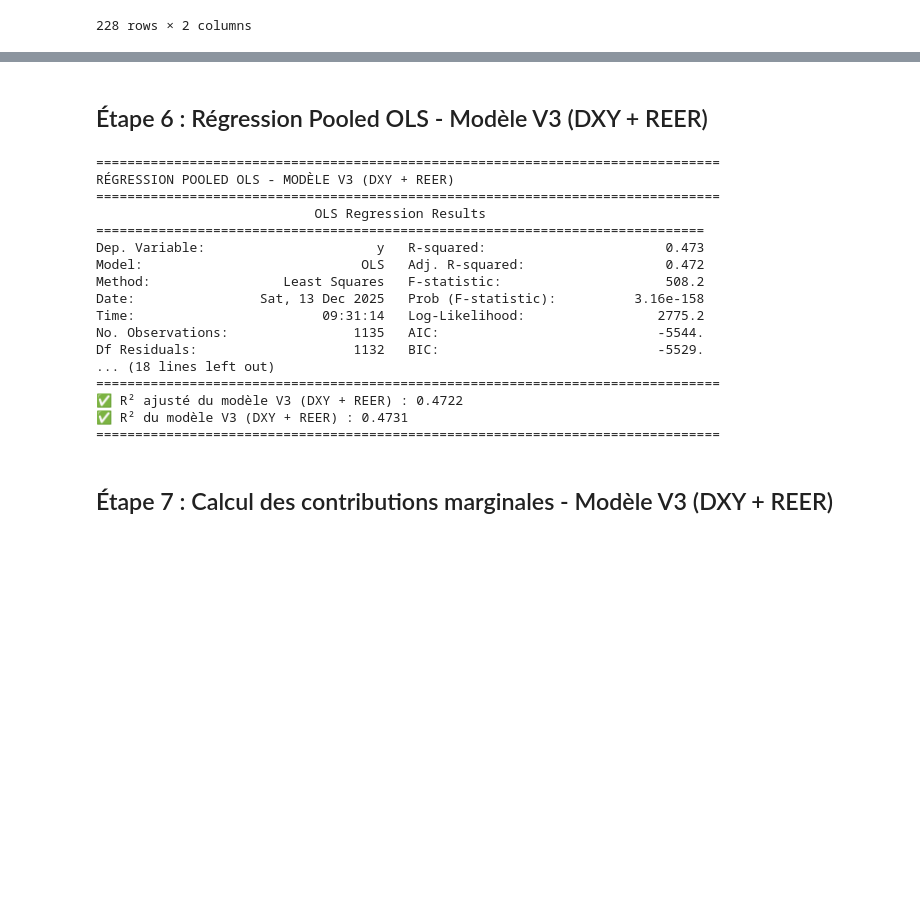
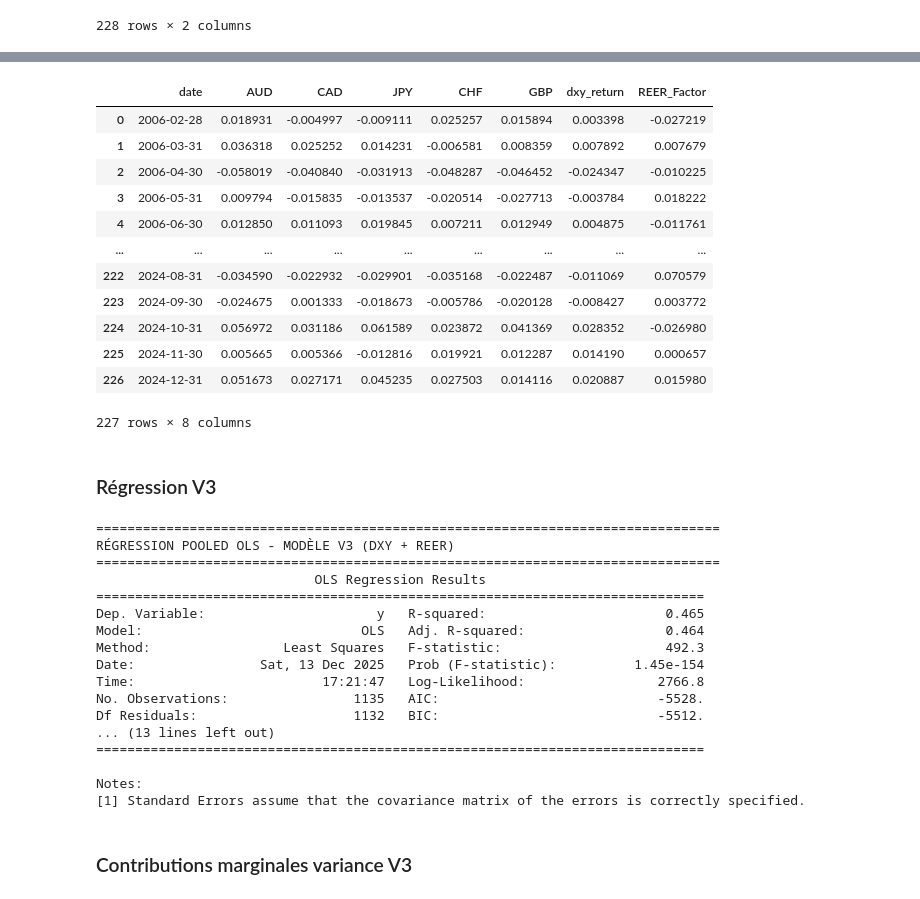
Before and after one commit to Lilas-Bertot/ETUDE-DE-CAS-2, a Jupyter notebook: Étude de cas 2.ipynb, the cells around one changed output, grey strips where cells are left out. Drawn from its saved outputs; the diff is of its cells as text; code cells hidden in the pictures; blank space fills up the shorter version.

```diff
--- a/Étude de cas 2.ipynb
+++ b/Étude de cas 2.ipynb
@@ -1956,5 +1384,21 @@ Statistiques descriptives :
+# %%
+regression_data_v3
+# %% [output]
+|  | date | AUD | CAD | JPY | CHF | GBP | dxy_return | REER_Factor |
+| 0 | 2006-02-28 | 0.018931 | -0.004997 | -0.009111 | 0.025257 | 0.015894 | 0.003398 | -0.027219 |
+| 1 | 2006-03-31 | 0.036318 | 0.025252 | 0.014231 | -0.006581 | 0.008359 | 0.007892 | 0.007679 |
+| 2 | 2006-04-30 | -0.058019 | -0.040840 | -0.031913 | -0.048287 | -0.046452 | -0.024347 | -0.010225 |
+| 3 | 2006-05-31 | 0.009794 | -0.015835 | -0.013537 | -0.020514 | -0.027713 | -0.003784 | 0.018222 |
+| 4 | 2006-06-30 | 0.012850 | 0.011093 | 0.019845 | 0.007211 | 0.012949 | 0.004875 | -0.011761 |
+| ... | ... | ... | ... | ... | ... | ... | ... | ... |
+| 222 | 2024-08-31 | -0.034590 | -0.022932 | -0.029901 | -0.035168 | -0.022487 | -0.011069 | 0.070579 |
+| 223 | 2024-09-30 | -0.024675 | 0.001333 | -0.018673 | -0.005786 | -0.020128 | -0.008427 | 0.003772 |
+| 224 | 2024-10-31 | 0.056972 | 0.031186 | 0.061589 | 0.023872 | 0.041369 | 0.028352 | -0.026980 |
+| 225 | 2024-11-30 | 0.005665 | 0.005366 | -0.012816 | 0.019921 | 0.012287 | 0.014190 | 0.000657 |
+| 226 | 2024-12-31 | 0.051673 | 0.027171 | 0.045235 | 0.027503 | 0.014116 | 0.020887 | 0.015980 |
+227 rows × 8 columns
 # %% [markdown]
-## Étape 6 : Régression Pooled OLS - Modèle V3 (DXY + REER)
+### Régression V3
 # %%
 # Empiler tous les rendements des devises dans un seul vecteur (même méthode que V1 et V2)
 import statsmodels.api as sm
@@ -2003,30 +1447,26 @@ print("="*80)
 print("RÉGRESSION POOLED OLS - MODÈLE V3 (DXY + REER)")
 print("="*80)
 print(result_pooled_v4.summary())
-print("\n" + "="*80)
-print(f"✅ R² ajusté du modèle V3 (DXY + REER) : {result_pooled_v4.rsquared_adj:.4f}")
-print(f"✅ R² du modèle V3 (DXY + REER) : {result_pooled_v4.rsquared:.4f}")
-print("="*80)
 # %% [output]
 ================================================================================
 RÉGRESSION POOLED OLS - MODÈLE V3 (DXY + REER)
 ================================================================================
                             OLS Regression Results
 ==============================================================================
-Dep. Variable:                      y   R-squared:                       0.473
-Model:                            OLS   Adj. R-squared:                  0.472
-Method:                 Least Squares   F-statistic:                     508.2
-Date:                Sat, 13 Dec 2025   Prob (F-statistic):          3.16e-158
-Time:                        09:31:14   Log-Likelihood:                 2775.2
-No. Observations:                1135   AIC:                            -5544.
-Df Residuals:                    1132   BIC:                            -5529.
-... (18 lines left out)
-================================================================================
-✅ R² ajusté du modèle V3 (DXY + REER) : 0.4722
-✅ R² du modèle V3 (DXY + REER) : 0.4731
-================================================================================
+Dep. Variable:                      y   R-squared:                       0.465
+Model:                            OLS   Adj. R-squared:                  0.464
+Method:                 Least Squares   F-statistic:                     492.3
+Date:                Sat, 13 Dec 2025   Prob (F-statistic):          1.45e-154
+Time:                        17:21:47   Log-Likelihood:                 2766.8
+No. Observations:                1135   AIC:                            -5528.
+Df Residuals:                    1132   BIC:                            -5512.
+... (13 lines left out)
+==============================================================================
+
+Notes:
+[1] Standard Errors assume that the covariance matrix of the errors is correctly specified.
 # %% [markdown]
-## Étape 7 : Calcul des contributions marginales - Modèle V3 (DXY + REER)
+### Contributions marginales variance V3
 # %%
 # Modèle complet V3 (DXY + REER)
 r2_complet_v4 = result_pooled_v4.rsquared
```
Also changed, not shown: parts of 69 cells of this notebook, 2 other files.
